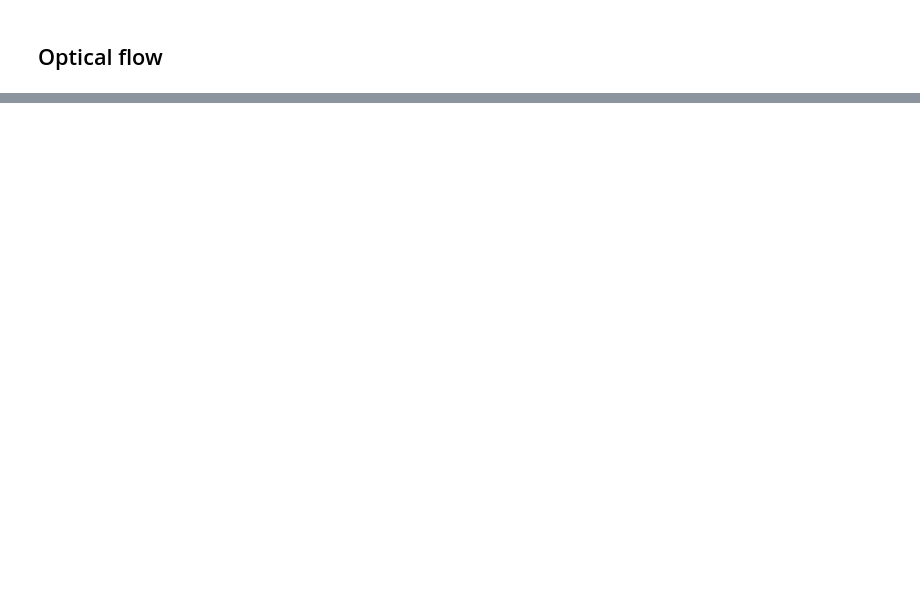
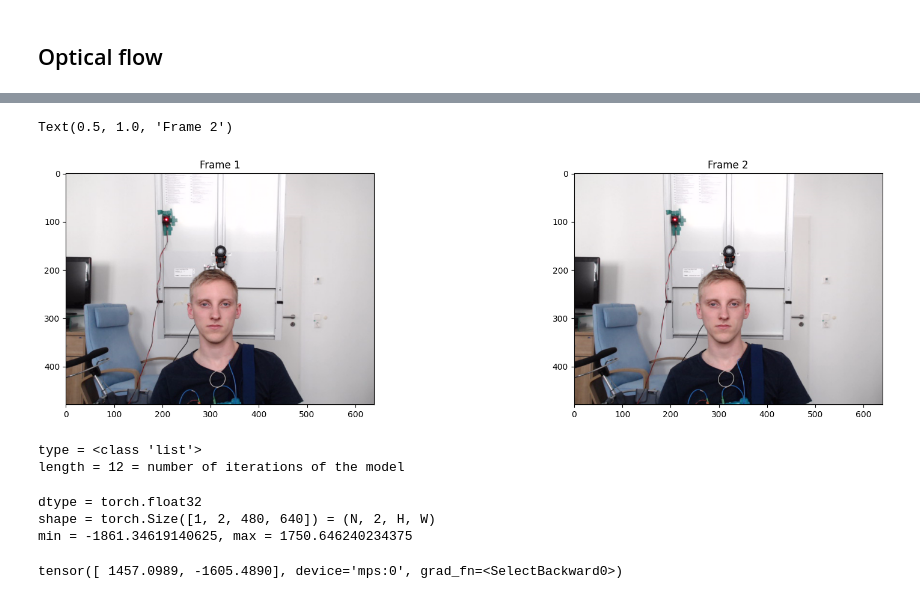
Before and after one commit to pzierahn/respiration, a Jupyter notebook: notebooks/misc/RAFT.ipynb, the cells around one changed output, grey strips where cells are left out. Drawn from its saved outputs; the diff is of its cells as text; code cells hidden in the pictures; blank space fills up the shorter version.

Commit message:
Update raft

```diff
--- a/notebooks/misc/RAFT.ipynb
+++ b/notebooks/misc/RAFT.ipynb
@@ -143,0 +77,65 @@ out.release()
+# %%
+import torch
+
+frame1_ts = torch.tensor(frame1, device=device, dtype=torch.float32).permute(2, 0, 1)  # (H, W, C) -> (C, H, W)
+frame2_ts = torch.tensor(frame2, device=device, dtype=torch.float32).permute(2, 0, 1)  # (H, W, C) -> (C, H, W)
+# %%
+def preprocess(batch):
+    transforms = T.Compose(
+        [
+            T.ConvertImageDtype(torch.float32),
+            T.Normalize(mean=0.5, std=0.5),  # map [0, 1] into [-1, 1]
+        ]
+    )
+    return transforms(batch).to(device)
+
+frame1_ts = preprocess(frame1_ts)
+frame2_ts = preprocess(frame2_ts)
+# %%
+# Display the normalized frames
+fig, axes = plt.subplots(1, 2, figsize=(20, 5))
+
+img_1 = frame1_ts.permute(1, 2, 0).cpu().detach().numpy()
+img_1 = (img_1 - img_1.min()) / (img_1.max() - img_1.min())
+axes[0].imshow(img_1)
+axes[0].set_title('Frame 1')
+
+img_2 = frame2_ts.permute(1, 2, 0).cpu().detach().numpy()
+img_2 = (img_2 - img_2.min()) / (img_2.max() - img_2.min())
+axes[1].imshow(img_2)
+axes[1].set_title('Frame 2')
+# %% [output]
+Text(0.5, 1.0, 'Frame 2')
+[figure, added]
+# %%
+from torchvision.models.optical_flow import raft_large, Raft_Large_Weights
+
+model = raft_large(
+    weights=Raft_Large_Weights.C_T_SKHT_V2,
+    progress=True,
+).to(device)
+model = model.eval()
+
+image1 = frame1_ts.unsqueeze(0)
+image2 = frame2_ts.unsqueeze(0)
+
+list_of_flows = model(image1, image2)
+print(f"type = {type(list_of_flows)}")
+print(f"length = {len(list_of_flows)} = number of iterations of the model")
+# %% [output]
+type = <class 'list'>
+length = 12 = number of iterations of the model
+# %%
+predicted_flows = list_of_flows[-1]
+print(f"dtype = {predicted_flows.dtype}")
+print(f"shape = {predicted_flows.shape} = (N, 2, H, W)")
+print(f"min = {predicted_flows.min()}, max = {predicted_flows.max()}")
+# %% [output]
+dtype = torch.float32
+shape = torch.Size([1, 2, 480, 640]) = (N, 2, H, W)
+min = -1861.34619140625, max = 1750.646240234375
+# %%
+# Get a random flow vector
+predicted_flows[0, :, 120, 120]
+# %% [output]
+tensor([ 1457.0989, -1605.4890], device='mps:0', grad_fn=<SelectBackward0>)
```
Also changed, not shown: parts of 17 cells of this notebook, 1 other file.
